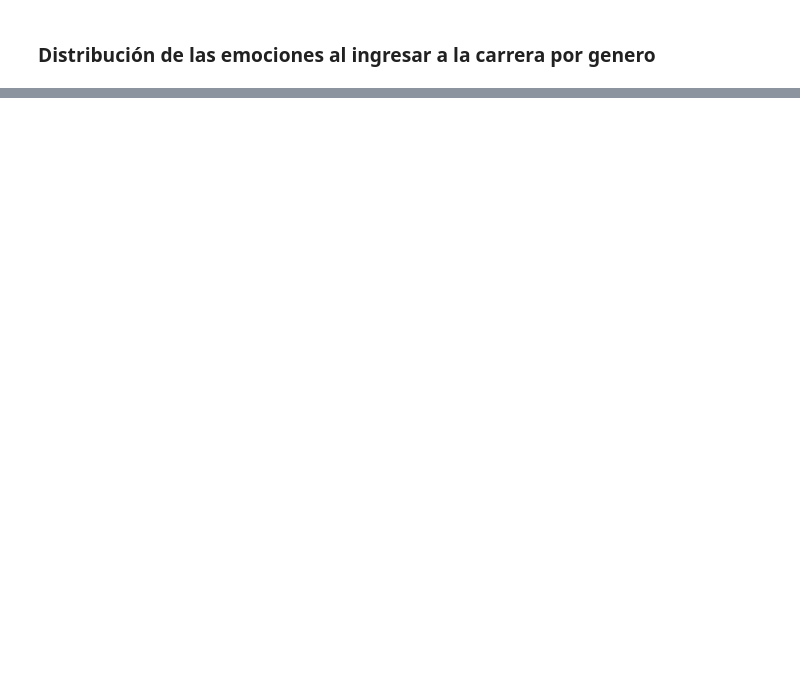
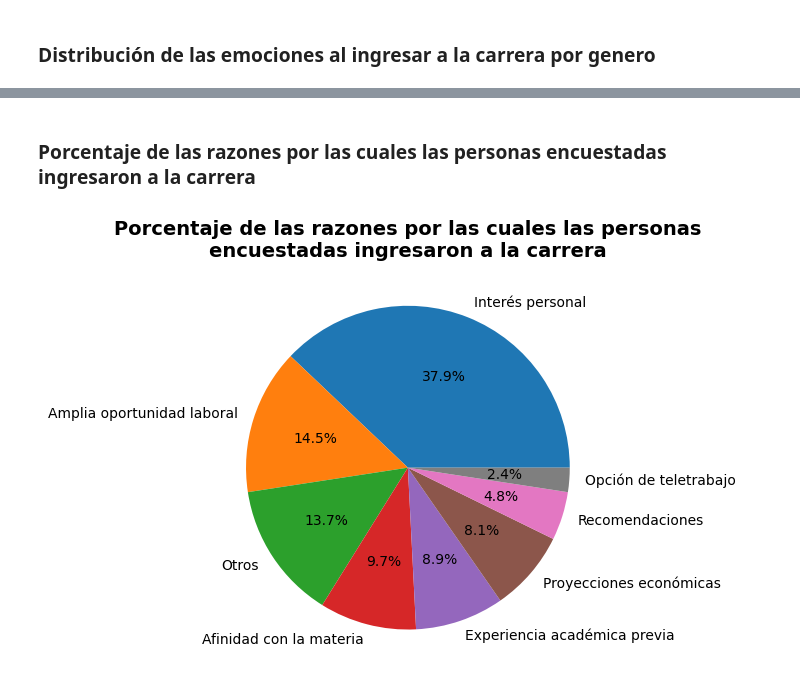
Before and after one commit to L4F7/Data_analysis_with_Python, a Jupyter notebook: survey_data_analysis.ipynb, the cells around one changed output, grey strips where cells are left out. Drawn from its saved outputs; the diff is of its cells as text; code cells hidden in the pictures; blank space fills up the shorter version.

```diff
--- a/survey_data_analysis.ipynb
+++ b/survey_data_analysis.ipynb
@@ -138,0 +156,19 @@ plt.show()
+# %% [markdown]
+### Porcentaje de las razones por las cuales las personas encuestadas ingresaron a la carrera
+# %%
+career_choice_reasons_col = 'Categorías de las razones de ingreso a carrera'
+
+career_choice_reasons = data[career_choice_reasons_col].str.split('_').explode().dropna()
+
+# Pie chart
+career_choice_reasons_count = career_choice_reasons.value_counts()
+labels = career_choice_reasons_count.index
+pie_data = career_choice_reasons_count.values
+
+plt.title("Porcentaje de las razones por las cuales las personas\nencuestadas ingresaron a la carrera", fontsize=14, fontweight='bold')
+plt.pie(pie_data, labels = labels, autopct='%1.1f%%')
+plt.tight_layout()
+#plt.savefig('results/admission_factors_distribution.png', bbox_inches='tight')
+plt.show()
+# %% [output]
+[figure, added]
```
Also changed, not shown: parts of 12 cells of this notebook, 4 other files.
